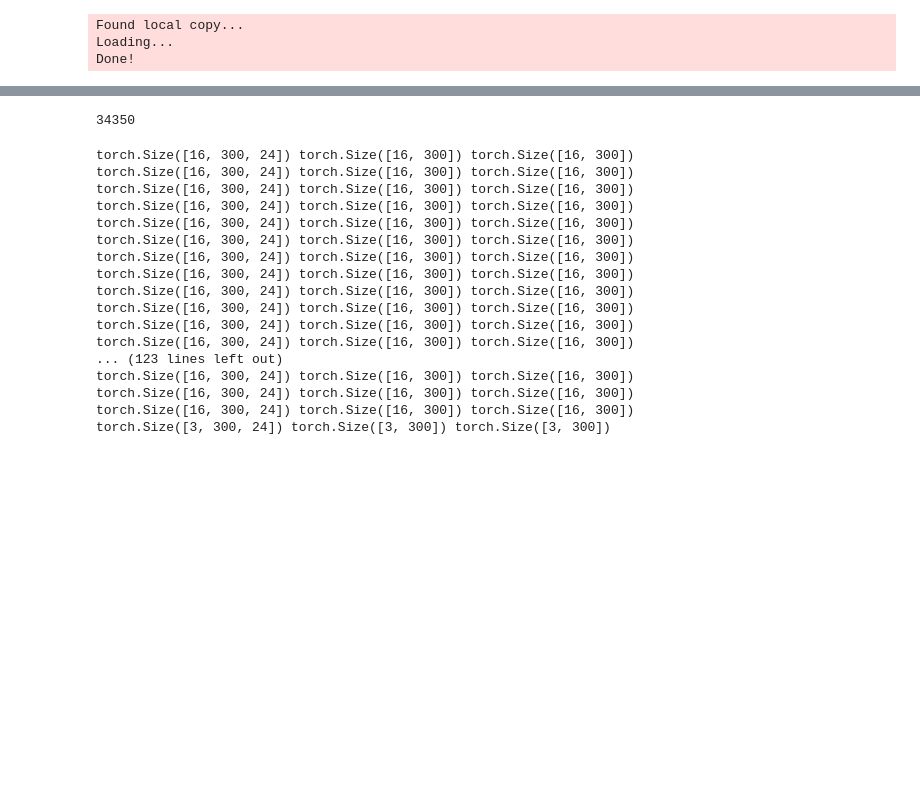
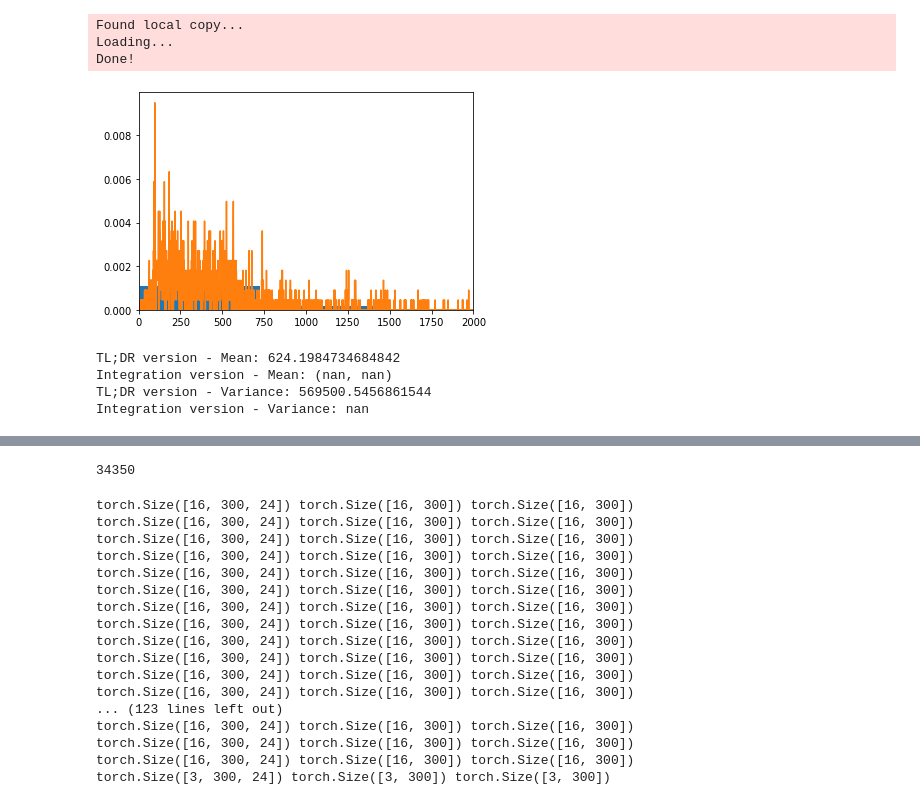
Before and after one commit to xinyu-g/epitopePred, a Jupyter notebook: epitope.ipynb, the cells around one changed output, grey strips where cells are left out. Saved outputs shown, nothing was run; the diff lists cells and outputs as text; code cells hidden in the pictures; blank space fills up the shorter version.

```diff
--- a/epitope.ipynb
+++ b/epitope.ipynb
@@ -31,3 +57,40 @@ Done!
 train_data = split['train']
 valid_data = split['valid']
 test_data = split['test']
+# %%
+seqs = train_data['Antigen'].tolist()
+seqs = [len(seq)*1.0 for seq in seqs]
+minlen = min(seqs)
+maxlen = max(seqs)
+seqs.remove(maxlen)
+maxlen = max(seqs)
+values = asarray([value for value in range(0, 2000)])
+values = values.reshape((len(values), 1))
+
+sample = np.array(seqs)
+sample = sample.reshape((len(sample), 1))
+model = KernelDensity(bandwidth=1, kernel='linear')
+model.fit(sample)
+probabilities = model.score_samples(values)
+probabilities = exp(probabilities)
+pyplot.hist(sample, density=True)
+pyplot.plot(values[:], probabilities)
+pyplot.xlim(0, 2000)
+pyplot.show()
+# %% [output]
+[figure, added]
+# %%
+kde = sm.nonparametric.KDEUnivariate(sample)
+kde.fit(kernel='uni', bw=100, fft=False)
+mean1 = np.dot(kde.density, kde.support) / kde.density.sum()
+mean2 = scipy.integrate.quad(lambda x: kde.evaluate(x)  * x, kde.support[0], kde.support[-1])
+print('TL;DR version - Mean:', mean1)
+print('Integration version - Mean:', mean2)
+
+print('TL;DR version - Variance:', np.dot(kde.density, kde.support**2) / kde.density.sum() - mean1**2)
+print('Integration version - Variance:', scipy.integrate.quad(lambda x: kde.evaluate(x)  * x**2, kde.support[0], kde.support[-1])[0] - mean2[0]**2)
+# %% [output]
+TL;DR version - Mean: 624.1984734684842
+Integration version - Mean: (nan, nan)
+TL;DR version - Variance: 569500.5456861544
+Integration version - Variance: nan
```
Also changed, not shown: parts of 14 cells of this notebook, 1 other file.
